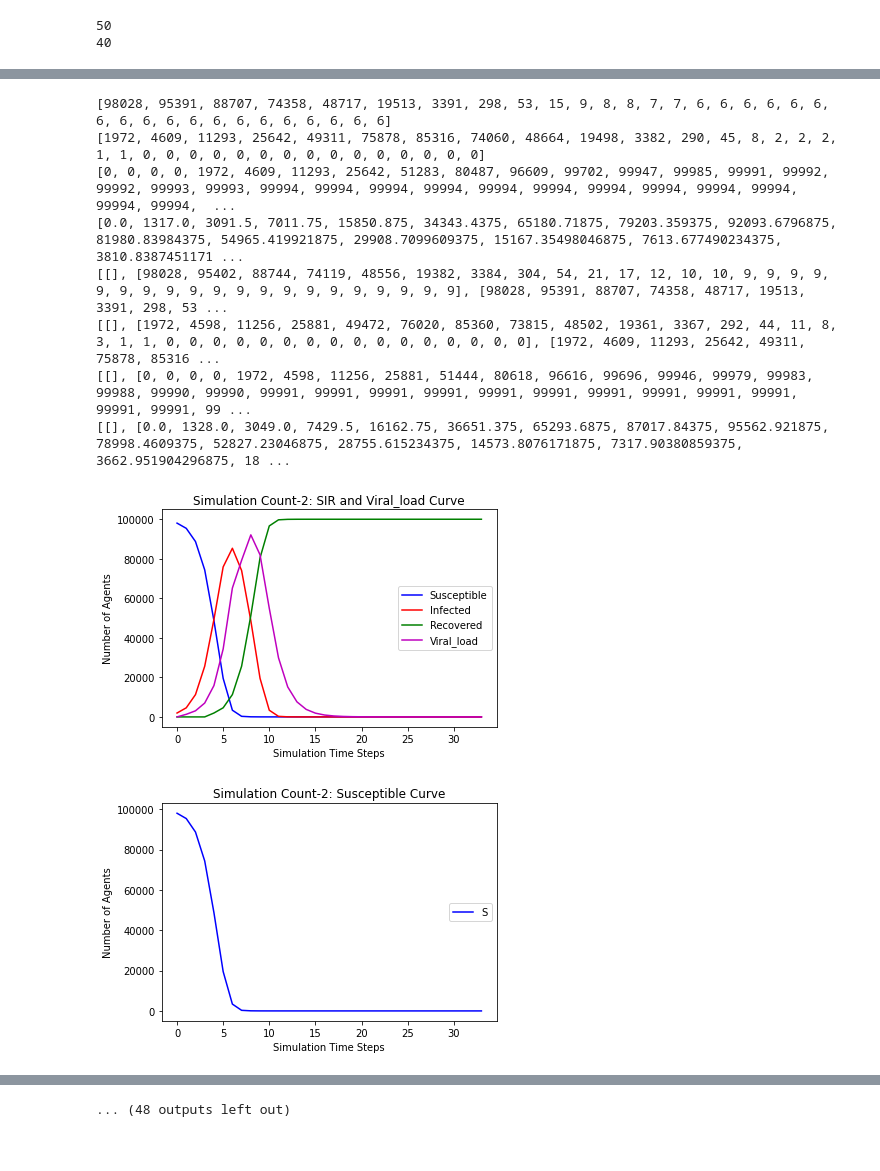
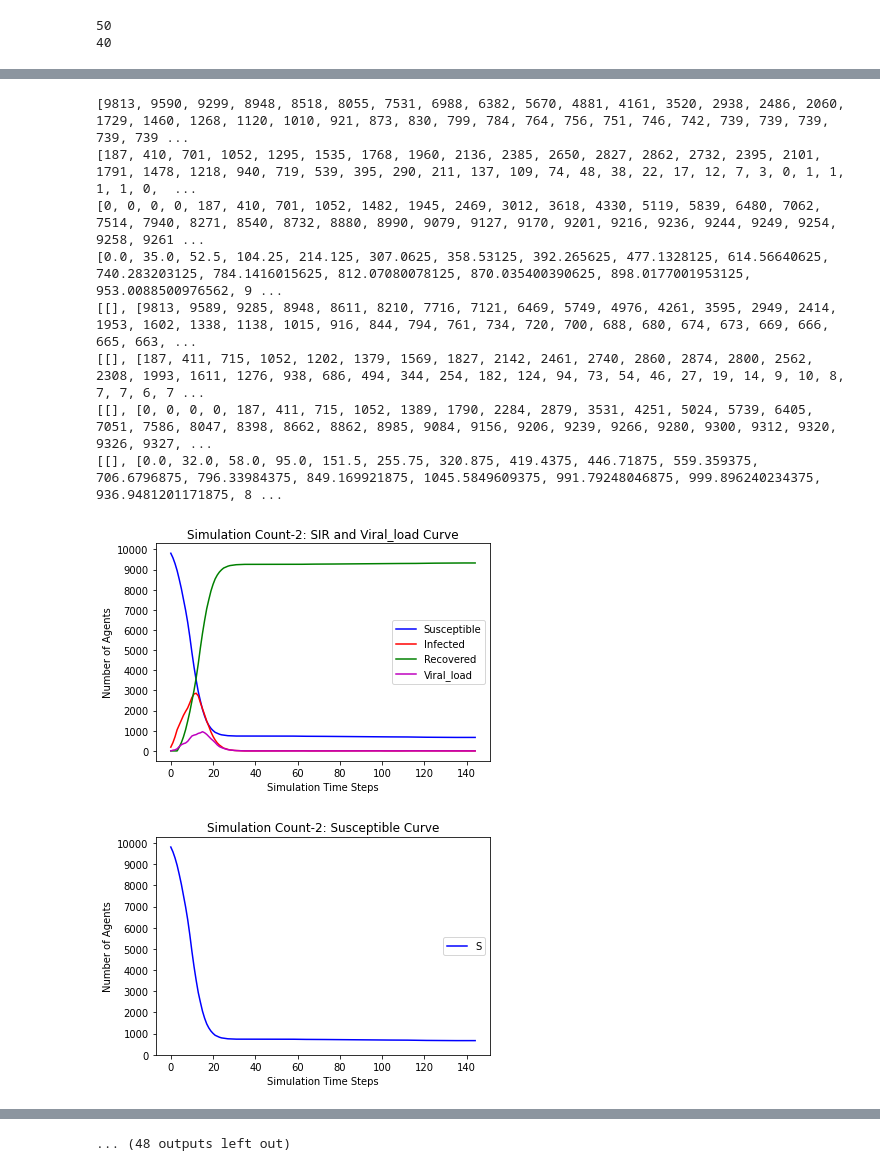
Before and after one commit to rajeshkpandey/AWESOME-FER, a Jupyter notebook: Epidemics_ABM_python_latest_viral.ipynb, the cells around one changed output, grey strips where cells are left out. Drawn from its saved outputs; the diff is of its cells as text; code cells hidden in the pictures.

```diff
--- a/Epidemics_ABM_python_latest_viral.ipynb
+++ b/Epidemics_ABM_python_latest_viral.ipynb
@@ -2,13 +2,15 @@
 <a href="https://colab.research.google.com/github/rajeshkpandey/AWESOME-FER/blob/master/Epidemics_ABM_python_latest_viral.ipynb" target="_parent"><img src="https://colab.research.google.com/assets/colab-badge.svg" alt="Open In Colab"/></a>
 # %%
 #Erdos-Renyi Graph in Networkx
+import numpy as np
+from statistics import mean
 import random
 import copy
 from networkx import nx
 import matplotlib.pyplot as plt
 
 N = 50  # 50 Indian Cities
-K = 100000  # 10000 Agents(people under observation on SIR modeling)
+K = 10000  # 10000 Agents(people under observation on SIR modeling)
 #M = 30  # 30 Edges
 NN = 40 # 40 nodes (contact places) of Cities
 
@@ -240,7 +242,8 @@ def random_walk(Graph=Graph, GraphN=GraphN, Node=Node, Agent=Agent, num_walks=1,
                         PNN1 = PH/P
                         PNN2 = P1/P
                         PNN3 = P2/P
-                      next = random.choices(neighbors,weights=(PNN1,PNN2,PNN3), k=1)[0]
+                      #next = random.choices(neighbors,weights=(PNN1,PNN2,PNN3), k=1)[0]
+                      next = random.choices(neighbors,weights=(.96,.02,.02), k=1)[0]
                       if next == Agent_next[a_id][7]['Current_node']:
                         #print("no movement")
                         count_nomove+=1
@@ -274,15 +277,15 @@ def random_walk(Graph=Graph, GraphN=GraphN, Node=Node, Agent=Agent, num_walks=1,
                       P3 = I3/(I3**2 + .01) + V3/(V3**2+.01)
                       P1 = I1/(I1**2 + .01) + V1/(V1**2+.01)
                       if max(P1,P2,P3) == P1:
-                        P1 = 3*P1
+                        P1 = P1
                         P2 = P2/3
                         P3 = P3/3
                       elif max(P1,P2,P3) == P2:
-                        P1 = 2*P1
+                        P1 = P1
                         P2 = P2
                         P3 = P1/2
                       else:
-                        P1 = 2*P1
+                        P1 = P1
                         P2 = P2/2
                         P3 = P3
                       P = P1+P2+P3
@@ -420,6 +423,7 @@ for i in range(10):
   plt.xlabel('Simulation Time Steps')
   plt.title('Simulation Count-'+str(i+1)+': SIR and Viral_load Curve')
   plt.ylabel('Number of Agents')
+  plt.yticks(np.arange(0,K+1, K/10))
   plt.legend(("Susceptible", "Infected", "Recovered", "Viral_load"),loc='center right')
   plt.show()
 
@@ -427,6 +431,7 @@ for i in range(10):
   plt.xlabel('Simulation Time Steps')
   plt.title('Simulation Count-'+str(i+1)+': Susceptible Curve')
   plt.ylabel('Number of Agents')
+  plt.yticks(np.arange(0,K+1, K/10))
   plt.legend(("Susceptible"),loc='center right')
   plt.show()
 
@@ -434,6 +439,7 @@ for i in range(10):
   plt.xlabel('Simulation Time Steps')
   plt.title('Simulation Count-'+str(i+1)+': Infected Curve')
   plt.ylabel('Number of Agents')
+  plt.yticks(np.arange(0,K+1, K/10))
   plt.legend(("Infected"),loc='center right')
   plt.show()
 
@@ -441,6 +447,7 @@ for i in range(10):
   plt.xlabel('Simulation Time Steps')
   plt.title('Simulation Count-'+str(i+1)+': Recovered Curve')
   plt.ylabel('Number of Agents')
+  plt.yticks(np.arange(0,K+1, K/10))
   plt.legend(("Recovered"),loc='center right')
   plt.show()
 
@@ -448,6 +455,7 @@ for i in range(10):
   plt.xlabel('Simulation Time Steps')
   plt.title('Simulation Count'+str(i+1)+': Viral_load Curve')
   plt.ylabel('Number of Agents')
+  plt.yticks(np.arange(0,K+1, K/10))
   plt.legend(("Viral_load"),loc='center right')
   plt.show()
 # %% [output]
@@ -467,10 +475,10 @@ for i in range(10):
-[98028, 95391, 88707, 74358, 48717, 19513, 3391, 298, 53, 15, 9, 8, 8, 7, 7, 6, 6, 6, 6, 6, 6, 6, 6, 6, 6, 6, 6, 6, 6, 6, 6, 6, 6, 6]
-[1972, 4609, 11293, 25642, 49311, 75878, 85316, 74060, 48664, 19498, 3382, 290, 45, 8, 2, 2, 2, 1, 1, 0, 0, 0, 0, 0, 0, 0, 0, 0, 0, 0, 0, 0, 0, 0]
-[0, 0, 0, 0, 1972, 4609, 11293, 25642, 51283, 80487, 96609, 99702, 99947, 99985, 99991, 99992, 99992, 99993, 99993, 99994, 99994, 99994, 99994, 99994, 99994, 99994, 99994, 99994, 99994, 99994, 99994,  ...
-[0.0, 1317.0, 3091.5, 7011.75, 15850.875, 34343.4375, 65180.71875, 79203.359375, 92093.6796875, 81980.83984375, 54965.419921875, 29908.7099609375, 15167.35498046875, 7613.677490234375, 3810.8387451171 ...
-[[], [98028, 95402, 88744, 74119, 48556, 19382, 3384, 304, 54, 21, 17, 12, 10, 10, 9, 9, 9, 9, 9, 9, 9, 9, 9, 9, 9, 9, 9, 9, 9, 9, 9, 9, 9, 9], [98028, 95391, 88707, 74358, 48717, 19513, 3391, 298, 53 ...
-[[], [1972, 4598, 11256, 25881, 49472, 76020, 85360, 73815, 48502, 19361, 3367, 292, 44, 11, 8, 3, 1, 1, 0, 0, 0, 0, 0, 0, 0, 0, 0, 0, 0, 0, 0, 0, 0, 0], [1972, 4609, 11293, 25642, 49311, 75878, 85316 ...
-[[], [0, 0, 0, 0, 1972, 4598, 11256, 25881, 51444, 80618, 96616, 99696, 99946, 99979, 99983, 99988, 99990, 99990, 99991, 99991, 99991, 99991, 99991, 99991, 99991, 99991, 99991, 99991, 99991, 99991, 99 ...
-[[], [0.0, 1328.0, 3049.0, 7429.5, 16162.75, 36651.375, 65293.6875, 87017.84375, 95562.921875, 78998.4609375, 52827.23046875, 28755.615234375, 14573.8076171875, 7317.90380859375, 3662.951904296875, 18 ...
+[9813, 9590, 9299, 8948, 8518, 8055, 7531, 6988, 6382, 5670, 4881, 4161, 3520, 2938, 2486, 2060, 1729, 1460, 1268, 1120, 1010, 921, 873, 830, 799, 784, 764, 756, 751, 746, 742, 739, 739, 739, 739, 739 ...
+[187, 410, 701, 1052, 1295, 1535, 1768, 1960, 2136, 2385, 2650, 2827, 2862, 2732, 2395, 2101, 1791, 1478, 1218, 940, 719, 539, 395, 290, 211, 137, 109, 74, 48, 38, 22, 17, 12, 7, 3, 0, 1, 1, 1, 1, 0,  ...
+[0, 0, 0, 0, 187, 410, 701, 1052, 1482, 1945, 2469, 3012, 3618, 4330, 5119, 5839, 6480, 7062, 7514, 7940, 8271, 8540, 8732, 8880, 8990, 9079, 9127, 9170, 9201, 9216, 9236, 9244, 9249, 9254, 9258, 9261 ...
+[0.0, 35.0, 52.5, 104.25, 214.125, 307.0625, 358.53125, 392.265625, 477.1328125, 614.56640625, 740.283203125, 784.1416015625, 812.07080078125, 870.035400390625, 898.0177001953125, 953.0088500976562, 9 ...
+[[], [9813, 9589, 9285, 8948, 8611, 8210, 7716, 7121, 6469, 5749, 4976, 4261, 3595, 2949, 2414, 1953, 1602, 1338, 1138, 1015, 916, 844, 794, 761, 734, 720, 700, 688, 680, 674, 673, 669, 666, 665, 663, ...
+[[], [187, 411, 715, 1052, 1202, 1379, 1569, 1827, 2142, 2461, 2740, 2860, 2874, 2800, 2562, 2308, 1993, 1611, 1276, 938, 686, 494, 344, 254, 182, 124, 94, 73, 54, 46, 27, 19, 14, 9, 10, 8, 7, 7, 6, 7 ...
+[[], [0, 0, 0, 0, 187, 411, 715, 1052, 1389, 1790, 2284, 2879, 3531, 4251, 5024, 5739, 6405, 7051, 7586, 8047, 8398, 8662, 8862, 8985, 9084, 9156, 9206, 9239, 9266, 9280, 9300, 9312, 9320, 9326, 9327, ...
+[[], [0.0, 32.0, 58.0, 95.0, 151.5, 255.75, 320.875, 419.4375, 446.71875, 559.359375, 706.6796875, 796.33984375, 849.169921875, 1045.5849609375, 991.79248046875, 999.896240234375, 936.9481201171875, 8 ...
-[figure, old version]
+[figure, new version]
-[figure, old version]
+[figure, new version]
```
Also changed, not shown: parts of 4 cells of this notebook.
